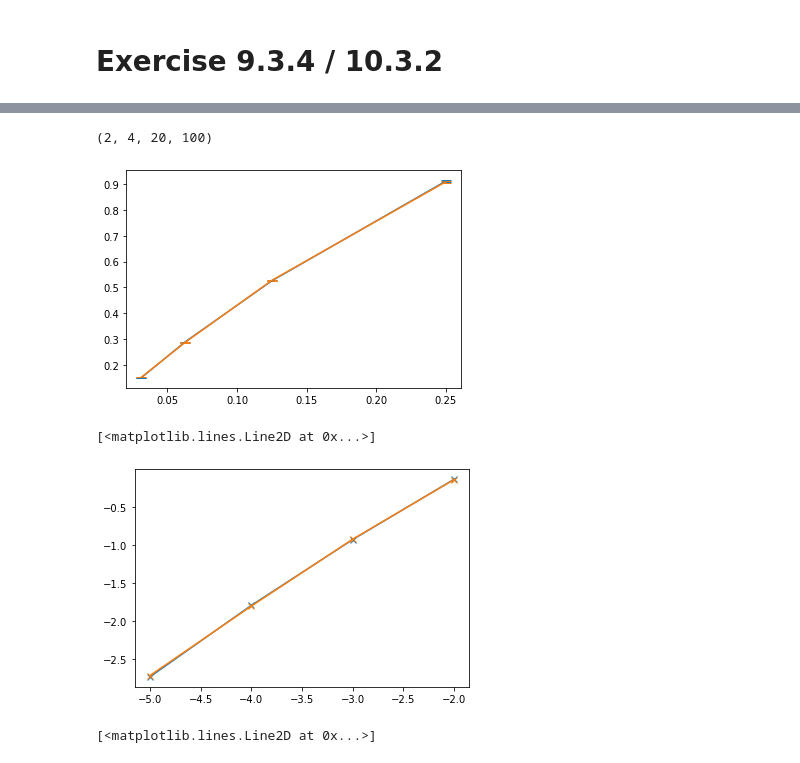
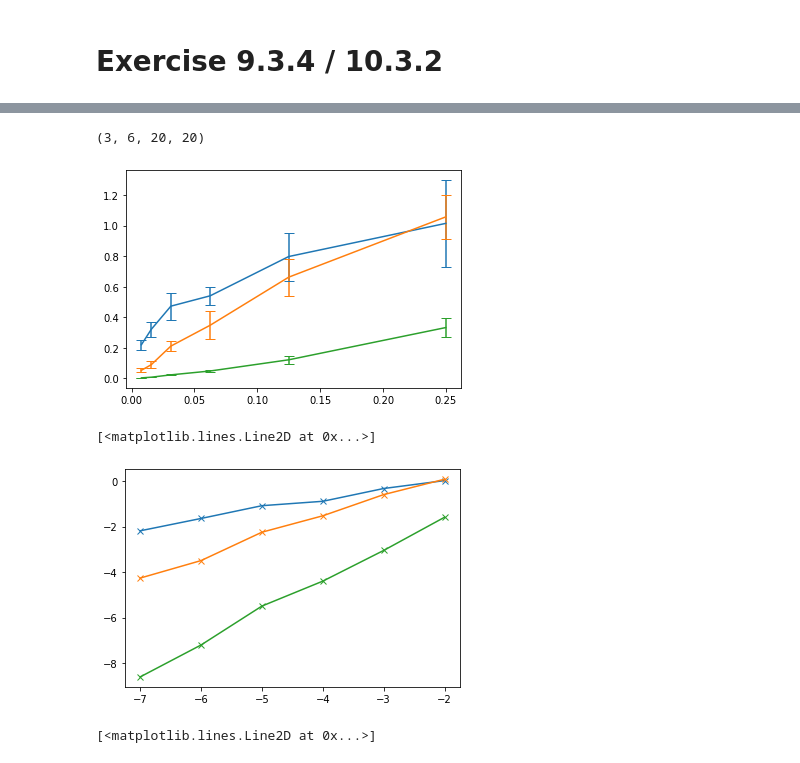
Before and after one commit to RadostW/stochastic, a Jupyter notebook: benchmark.ipynb, the cells around one changed output, grey strips where cells are left out. Cells and saved outputs as stored; diff of their text form; code cells hidden in the pictures.

Commit message:
wagner platen added

```diff
--- a/benchmark.ipynb
+++ b/benchmark.ipynb
@@ -129,8 +129,10 @@ plt.errorbar([10, 20, 40, 100], means, stds)
 # %% [markdown]
 # Exercise 9.3.4 / 10.3.2
 # %%
+%%time
+
 a = 1.5
-b = 0.1
+b = 1.0#0.1
 problem = pychastic.sde_problem.SDEProblem(
   lambda x: a*x,
   lambda x: b*x,
@@ -142,17 +144,21 @@ problem = pychastic.sde_problem.SDEProblem(
 solvers = [
   SDESolver(adaptive=False, scheme='euler'),
   SDESolver(adaptive=False, scheme='milstein'),
+  SDESolver(adaptive=False, scheme='wagner_platen'),
 ]
 
-dts = [2**-2, 2**-3, 2**-4, 2**-5]
+#dts = [2**-2, 2**-3, 2**-4, 2**-5, 2**-6]
+dts = [2**-2, 2**-3, 2**-4, 2**-5, 2**-6, 2**-7]
 n_rows = 20
-n_wieners_per_cell = 100
+n_wieners_per_cell = 50#100
 
 results = np.zeros((len(solvers), len(dts), n_rows, n_wieners_per_cell), dtype=dict)  # solver x dt x wiener
+#wieners = [pychastic.wiener.Wiener(seed=i) for i in range(n_wieners_per_cell*n_rows)]  ##
 
 for n_solver, solver in enumerate(solvers):
   for n_dt, dt in enumerate(dts):
     solver.dt = dt
     solutions = solver.solve_many(problem, n_trajectories=n_wieners_per_cell*n_rows)
+    #solutions = solver.solve_many(problem, wieners=wieners)
     results[n_solver, n_dt] = np.array(solutions).reshape((n_rows, n_wieners_per_cell))  # n_rows x n_winers_per_cell
 # %% [output]
@@ -169,23 +176,30 @@ def f(sol):
 errors = np.array([f(x) for x in results_flat]).reshape(s)
 errors.shape
 # %% [output]
-(2, 4, 20, 100)
+(3, 6, 20, 20)
 # %%
 table_euler = errors[0].mean(axis=-1).T
 table_milstein = errors[1].mean(axis=-1).T
+table_wp = errors[2].mean(axis=-1).T
 
 mu_euler = table_euler.mean(axis=0)
 sd_euler = table_euler.std(axis=0)/np.sqrt(n_wieners_per_cell)
 mu_milstein = table_milstein.mean(axis=0)
 sd_milstein = table_milstein.std(axis=0)/np.sqrt(n_wieners_per_cell)
+mu_wp = table_wp.mean(axis=0)
+sd_wp = table_wp.std(axis=0)/np.sqrt(n_wieners_per_cell)
 
 plt.errorbar(dts, mu_euler, 2*sd_euler, capsize=5)
 plt.errorbar(dts, mu_milstein, 2*sd_milstein, capsize=5)
+plt.errorbar(dts, mu_wp, 2*sd_wp, capsize=5)
+#plt.xlim(0, 0.02)
+#plt.ylim(0, 0.1)
 plt.show()
 
 plt.plot(np.log2(dts), np.log2(mu_euler), marker='x')
 plt.plot(np.log2(dts), np.log2(mu_milstein), marker='x')
+plt.plot(np.log2(dts), np.log2(mu_wp), marker='x')
 # %% [output]
-[figure, old version]
+[figure, new version]
 [<matplotlib.lines.Line2D at 0x...>]
-[figure, old version]
+[figure, new version]
```
Also changed, not shown: parts of 2 cells of this notebook, 1 other file.
